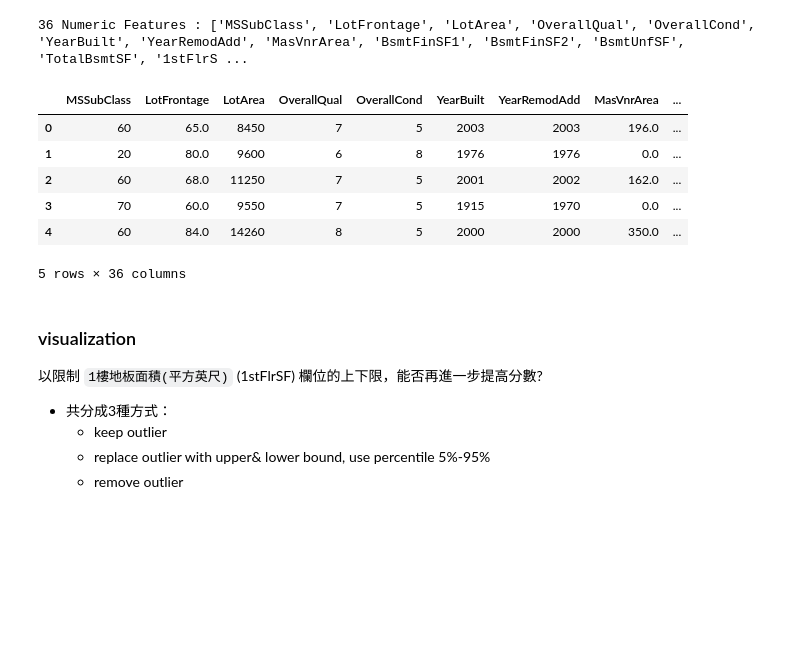
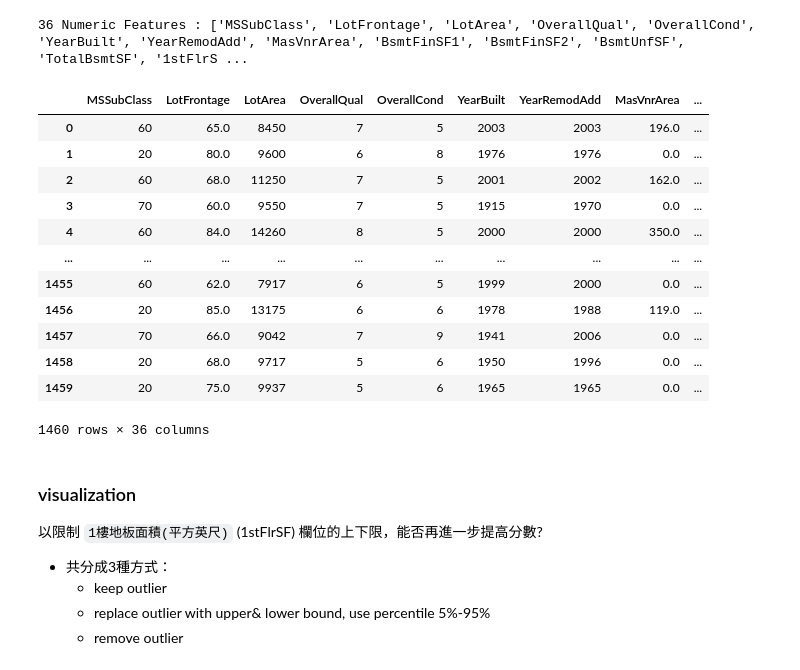
Before and after one commit to taiwanfifi/DL, a Jupyter notebook: DL.ipynb, the cells around one changed output. Saved outputs shown, nothing was run; the diff lists cells and outputs as text; code cells hidden in the pictures; blank space fills up the shorter version.

```diff
--- a/DL.ipynb
+++ b/DL.ipynb
@@ -17,12 +22,12 @@ from sklearn.preprocessing import MinMaxScaler
 from sklearn.model_selection import cross_val_score
 from sklearn.linear_model import LinearRegression
 
-data_path = '/content/drive/MyDrive/openai/DL-course/data/'
-df_train = pd.read_csv(data_path + 'house_train.csv.gz')
+data_path = 'https://github.com/taiwanfifi/DL/raw/main/data/house_train.csv.gz'
+df_train = pd.read_csv(data_path)
 
 train_Y = np.log1p(df_train['SalePrice'])
 df = df_train.drop(['Id', 'SalePrice'] , axis=1)
-df.head()
+display(df)
 # %% [output]
 |  | MSSubClass | MSZoning | LotFrontage | LotArea | Street | Alley | LotShape | LandContour | Utilities | ... |
 | 0 | 60 | RL | 65.0 | 8450 | Pave | NaN | Reg | Lvl | AllPub | ... |
@@ -43,18 +54,24 @@ print(f'{len(num_features)} Numeric Features : {num_features}\n')
 # %%
 # 削減文字型欄位, 只剩數值型欄位，因為只透過數值來做預測
 df = df[num_features]
 df = df.fillna(-1)
 MMEncoder = MinMaxScaler()
 train_num = train_Y.shape[0]
-df.head()
+df
 # %% [output]
 |  | MSSubClass | LotFrontage | LotArea | OverallQual | OverallCond | YearBuilt | YearRemodAdd | MasVnrArea | ... |
 | 0 | 60 | 65.0 | 8450 | 7 | 5 | 2003 | 2003 | 196.0 | ... |
 | 1 | 20 | 80.0 | 9600 | 6 | 8 | 1976 | 1976 | 0.0 | ... |
 | 2 | 60 | 68.0 | 11250 | 7 | 5 | 2001 | 2002 | 162.0 | ... |
 | 3 | 70 | 60.0 | 9550 | 7 | 5 | 1915 | 1970 | 0.0 | ... |
 | 4 | 60 | 84.0 | 14260 | 8 | 5 | 2000 | 2000 | 350.0 | ... |
+| ... | ... | ... | ... | ... | ... | ... | ... | ... | ... |
+| 1455 | 60 | 62.0 | 7917 | 6 | 5 | 1999 | 2000 | 0.0 | ... |
+| 1456 | 20 | 85.0 | 13175 | 6 | 6 | 1978 | 1988 | 119.0 | ... |
+| 1457 | 70 | 66.0 | 9042 | 7 | 9 | 1941 | 2006 | 0.0 | ... |
+| 1458 | 20 | 68.0 | 9717 | 5 | 6 | 1950 | 1996 | 0.0 | ... |
+| 1459 | 20 | 75.0 | 9937 | 5 | 6 | 1965 | 1965 | 0.0 | ... |
-5 rows × 36 columns
+1460 rows × 36 columns
 # %% [markdown]
 ### visualization
 
```
Also changed, not shown: parts of 7 cells of this notebook.
